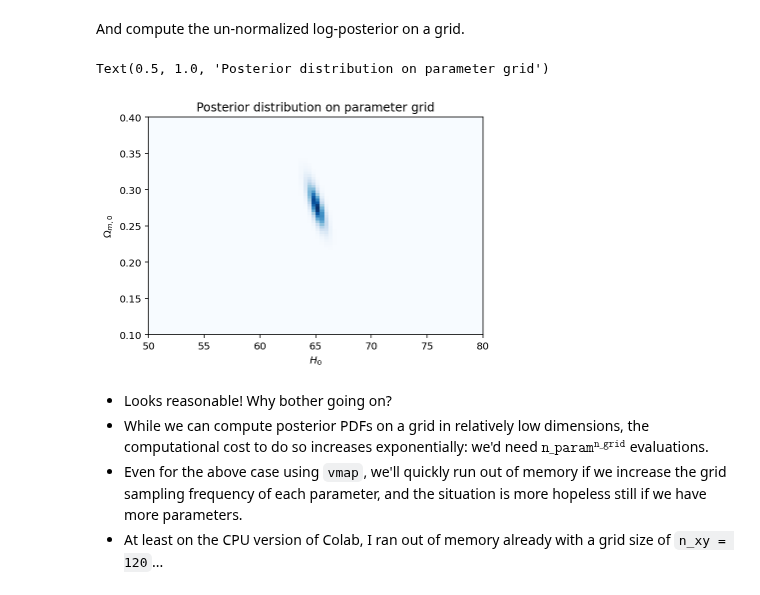
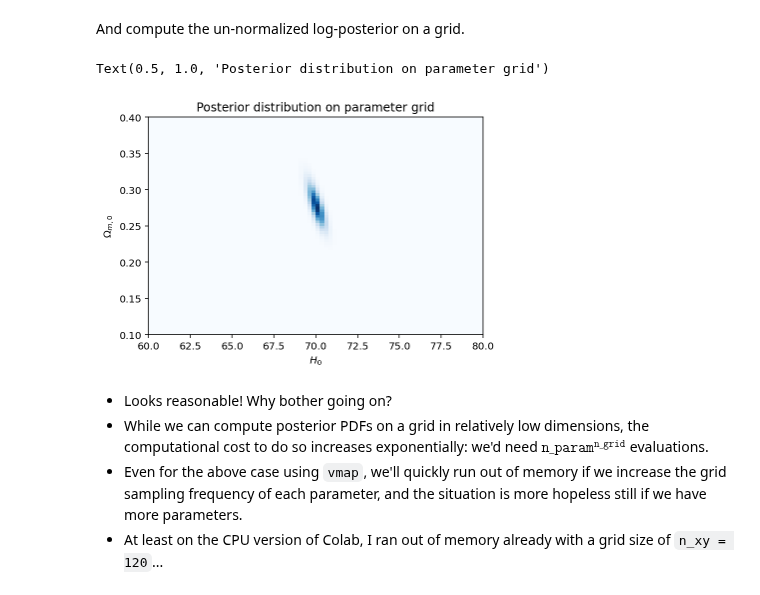
Before and after one commit to smsharma/deep-prob-prog-tutorials, a Jupyter notebook: 01_mcmc_and_vi.ipynb, the cells around one changed output. Drawn from its saved outputs; the diff is of its cells as text; code cells hidden in the pictures.

```diff
--- a/01_mcmc_and_vi.ipynb
+++ b/01_mcmc_and_vi.ipynb
@@ -405,14 +404,14 @@ log_post_grid = log_post_vmap(H0OmM0_grid.reshape(-1, n_xy * n_xy).T, zs, mm, dm
 # Normalize the posterior
 post_grid = jnp.exp(log_post_grid.reshape(n_xy,  n_xy)) / jnp.sum(jnp.exp(log_post_grid))
 # %%
-plt.imshow(post_grid, extent=(50., 80., 0.1, 0.4), origin='lower', aspect='auto', cmap='Blues')
+plt.imshow(post_grid, extent=(60., 80., 0.1, 0.4), origin='lower', aspect='auto', cmap='Blues')
 
 plt.xlabel(r"$H_{0}$")
 plt.ylabel(r"$\Omega_{m,0}$")
 plt.title("Posterior distribution on parameter grid")
 # %% [output]
 Text(0.5, 1.0, 'Posterior distribution on parameter grid')
-[figure, old version]
+[figure, new version]
 # %% [markdown]
 - Looks reasonable! Why bother going on?
 - While we can compute posterior PDFs on a grid in relatively low dimensions, the computational cost to do so increases exponentially: we'd need $\texttt{n_param}^\texttt{n_grid}$ evaluations.
```
Also changed, not shown: parts of 6 cells of this notebook.
